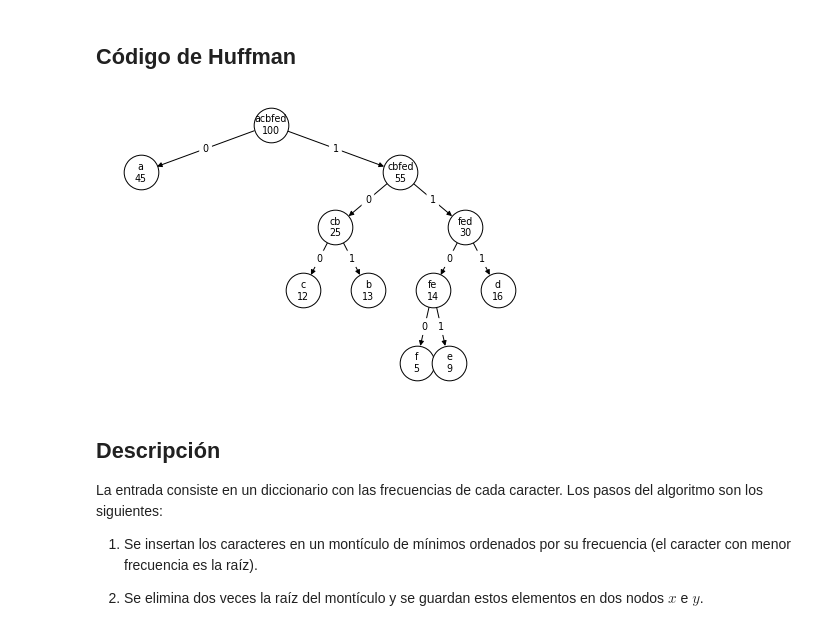
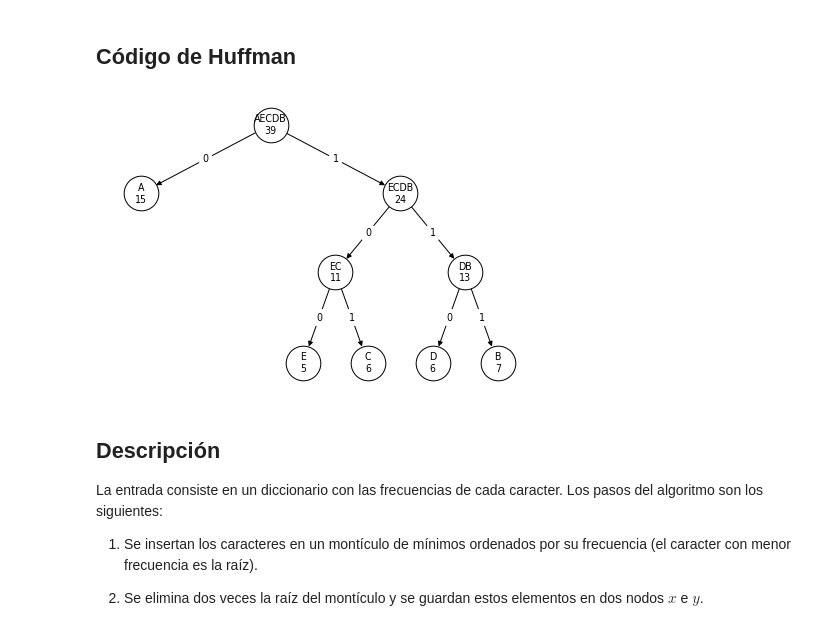
Before and after one commit to OscarRojasG/ADA-Informes, a Jupyter notebook: Código-Huffman.ipynb, the cells around one changed output. Cells and saved outputs as stored; diff of their text form; code cells hidden in the pictures.

```diff
--- a/Código-Huffman.ipynb
+++ b/Código-Huffman.ipynb
@@ -132,41 +132,35 @@ def visualize_tree(N):
 # %% [markdown]
 ## Código de Huffman
 # %%
-def huffman(F):
+def huffman(F, visualize=False):
   heap = Heap()
   for key, value in F.items():
     node = Node(key, value)
     heap.insert(node)
 
   for i in range(heap.size-1):
     x = heap.pop()
     y = heap.pop()
 
     z = Node(x.key + y.key, x.priority + y.priority)
     z.left = x
     z.right = y
     x.parent = z
     y.parent = z
 
     heap.insert(z)
 
   root = heap.pop()
-  visualize_tree(get_nodes(root))
+  if visualize:
+    visualize_tree(get_nodes(root))
 
   return root
 
-frecuencias = {
-    'a': 45,
-    'b': 13,
-    'c': 12,
-    'd': 16,
-    'e': 9,
-    'f': 5
-}
+frecuencias = {'A': 15 , 'B': 7 , 'C': 6, 'D': 6 , 'E': 5}
 
-root = huffman(frecuencias)
+root = huffman(frecuencias, visualize=True)
 # %% [output]
-[figure, old version]
+[figure, new version]
 # %% [markdown]
 ## Descripción
 
```
Also changed, not shown: parts of 10 cells of this notebook.
